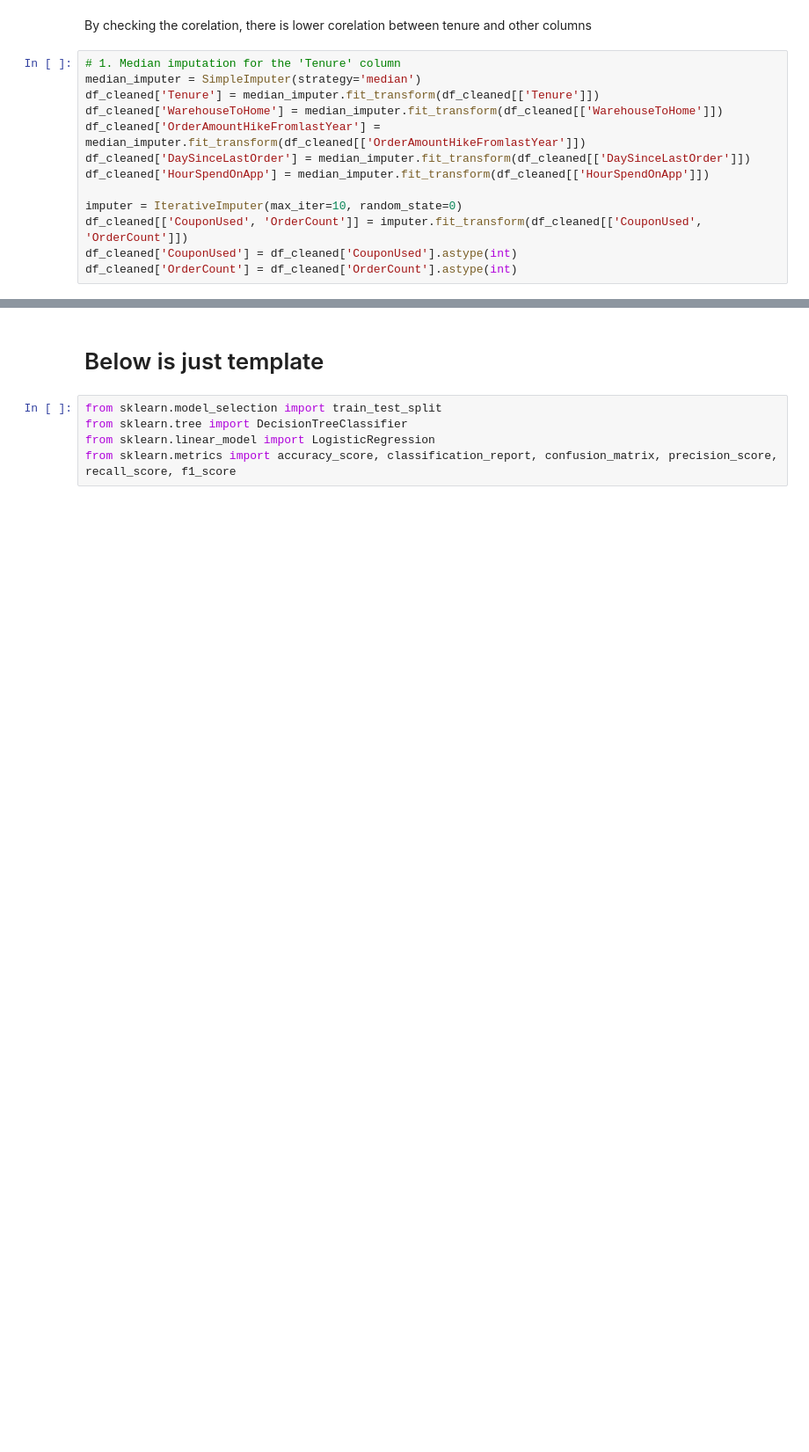
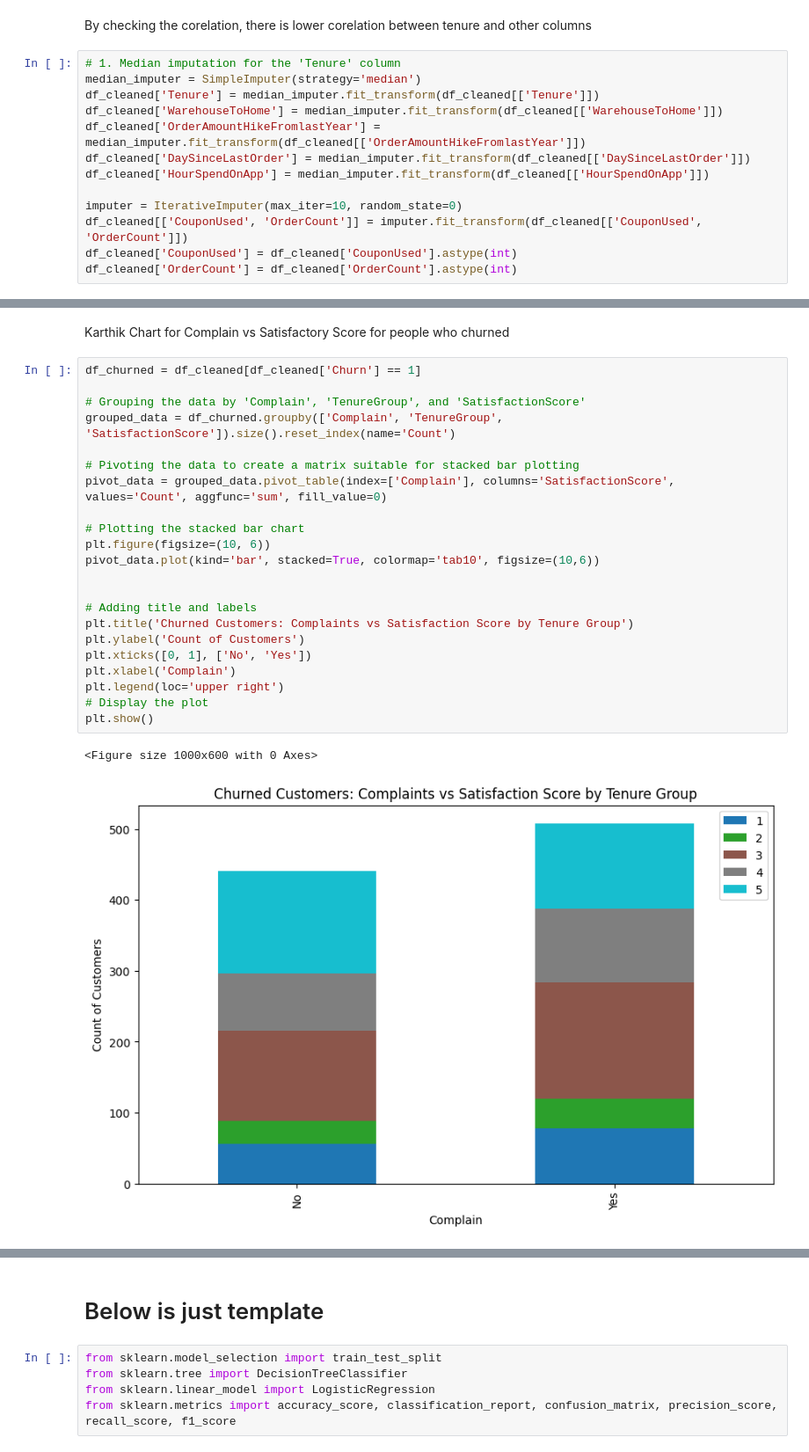
Before and after one commit to KarthikeyanBaskaran/Marketing-Analytics, a Jupyter notebook: MarketingAnalytics.ipynb, the cells around one changed output, grey strips where cells are left out. Shown at 88% size. Saved outputs shown, nothing was run; the diff lists cells and outputs as text; blank space fills up the shorter version.

```diff
--- a/MarketingAnalytics.ipynb
+++ b/MarketingAnalytics.ipynb
@@ -252,0 +305,27 @@ df_cleaned.to_csv('cleaned_data.csv', index=False)
+# %% [markdown]
+Karthik Chart for Complain vs Satisfactory Score for people who churned
+# %%
+df_churned = df_cleaned[df_cleaned['Churn'] == 1]
+
+# Grouping the data by 'Complain', 'TenureGroup', and 'SatisfactionScore'
+grouped_data = df_churned.groupby(['Complain', 'TenureGroup', 'SatisfactionScore']).size().reset_index(name='Count')
+
+# Pivoting the data to create a matrix suitable for stacked bar plotting
+pivot_data = grouped_data.pivot_table(index=['Complain'], columns='SatisfactionScore', values='Count', aggfunc='sum', fill_value=0)
+
+# Plotting the stacked bar chart
+plt.figure(figsize=(10, 6))
+pivot_data.plot(kind='bar', stacked=True, colormap='tab10', figsize=(10,6))
+
+
+# Adding title and labels
+plt.title('Churned Customers: Complaints vs Satisfaction Score by Tenure Group')
+plt.ylabel('Count of Customers')
+plt.xticks([0, 1], ['No', 'Yes'])
+plt.xlabel('Complain')
+plt.legend(loc='upper right')
+# Display the plot
+plt.show()
+# %% [output]
+<Figure size 1000x600 with 0 Axes>
+[figure, added]
```
Also changed, not shown: parts of 30 cells of this notebook, 9 other files.
